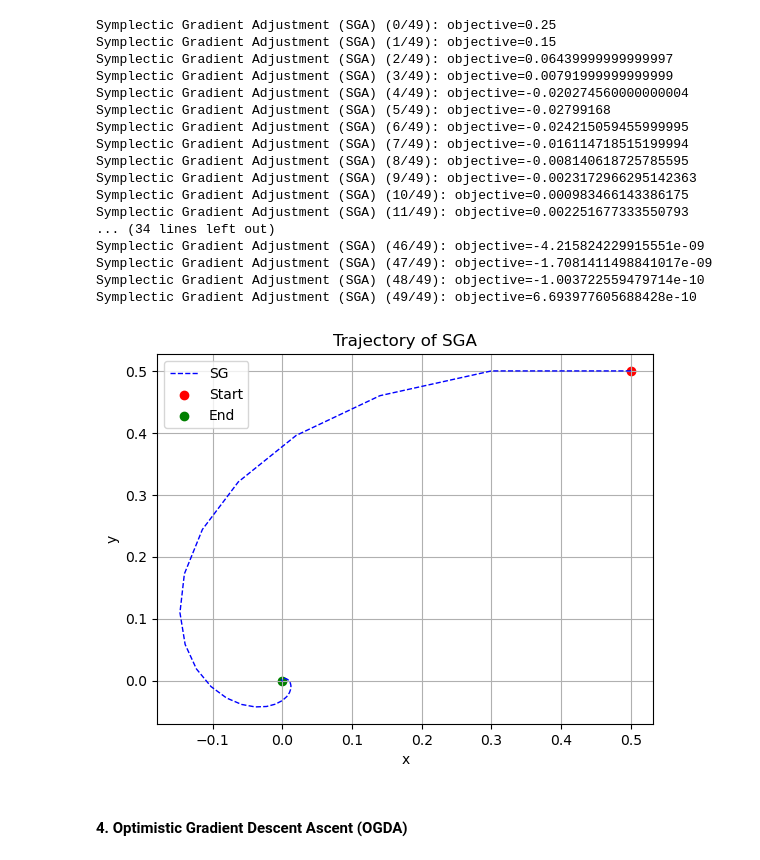
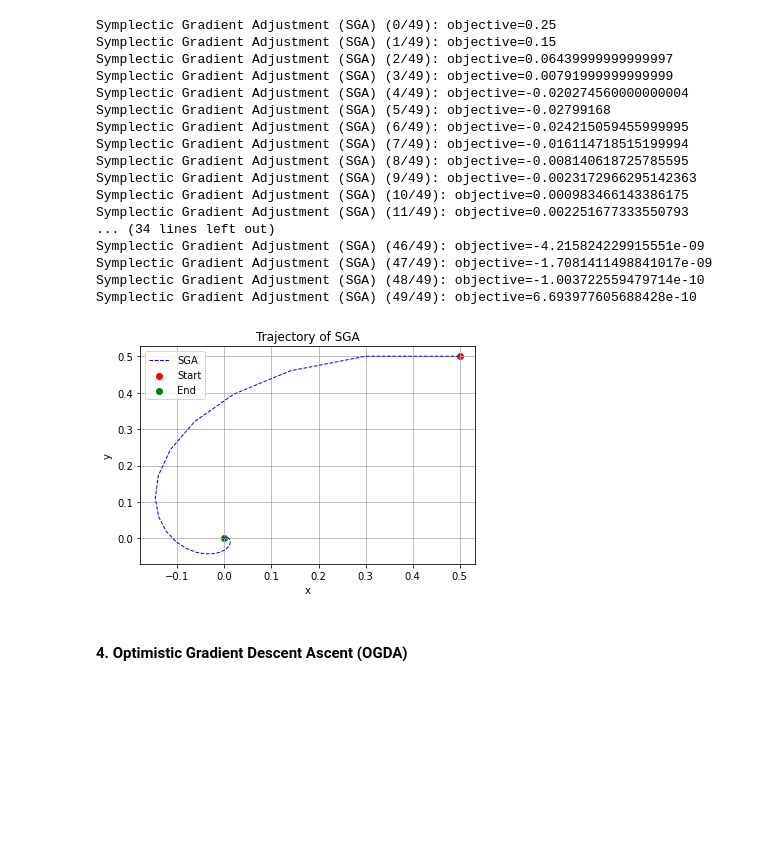
Before and after one commit to gabrieledangeli/OptML_miniproject_FGY, a Jupyter notebook: main.ipynb, the cells around one changed output. Saved outputs shown, nothing was run; the diff lists cells and outputs as text; code cells hidden in the pictures; blank space fills up the shorter version.

```diff
--- a/main.ipynb
+++ b/main.ipynb
@@ -136,22 +112,10 @@ Symplectic Gradient Adjustment (SGA) (46/49): objective=-4.215824229915551e-09
 Symplectic Gradient Adjustment (SGA) (47/49): objective=-1.7081411498841017e-09
 Symplectic Gradient Adjustment (SGA) (48/49): objective=-1.003722559479714e-10
 Symplectic Gradient Adjustment (SGA) (49/49): objective=6.693977605688428e-10
-# %%
-plt.figure()
-plt.grid()
-plt.plot(xs_SGA, ys_SGA, 'b--', linewidth=1, label="SG")
-plt.ylabel("y")
-plt.xlabel("x")
-plt.title("Trajectory of SGA")
-plt.legend()
-# Add markers for the starting and end points
-plt.scatter(xs_SGA[0], ys_SGA[0], c='r', marker='o', label='Start')
-plt.scatter(xs_SGA[-1], ys_SGA[-1], c='g', marker='o', label='End')
-plt.legend()
-
-plt.show()
-# %% [output]
-[figure, removed]
+# %%
+plot_trajectory(xs_SGA, ys_SGA, "SGA")
+# %% [output]
+[figure, added]
 # %% [markdown]
 #### 4. **Optimistic Gradient Descent Ascent** (OGDA)
 # %%
```
Also changed, not shown: parts of 17 cells of this notebook, 2 other files.
